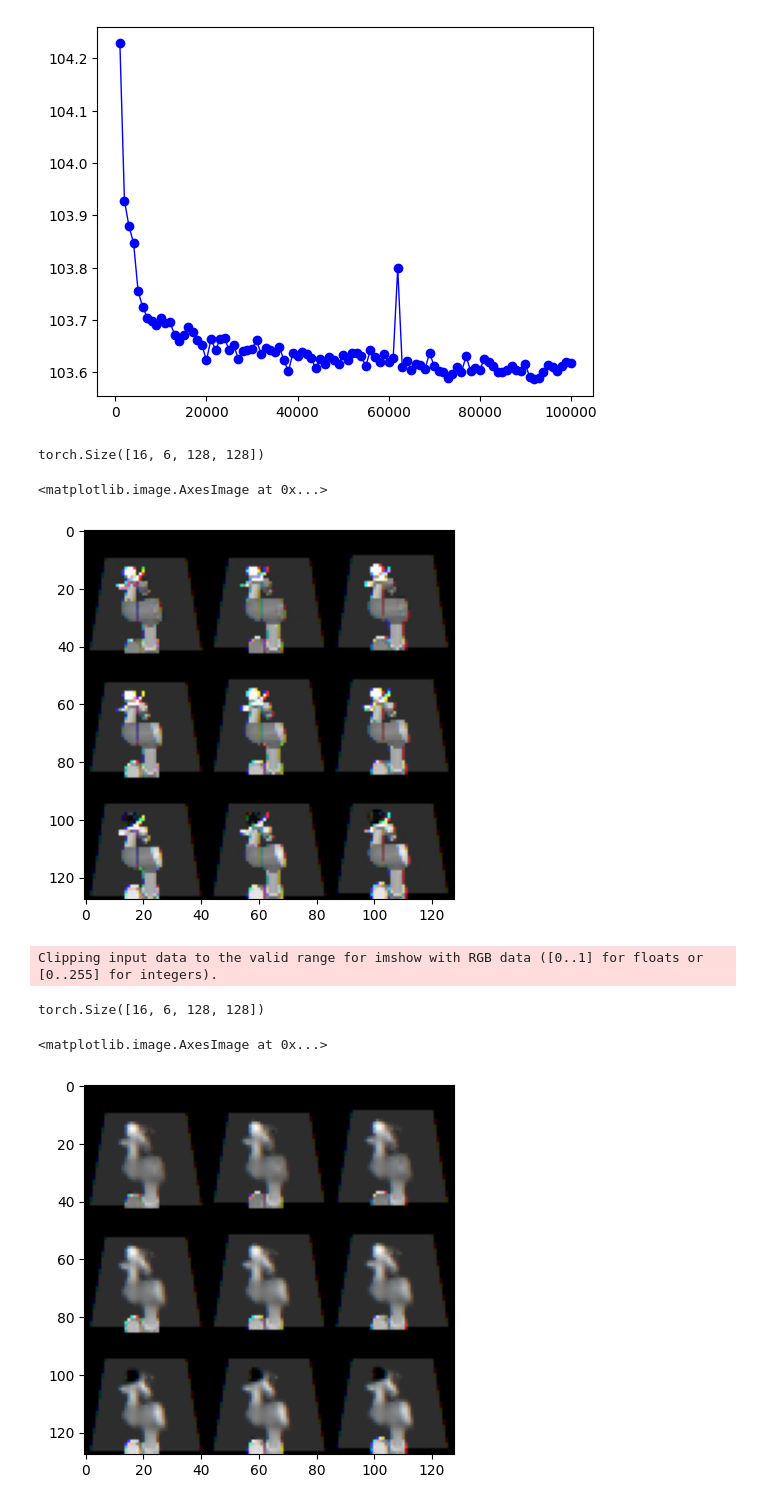
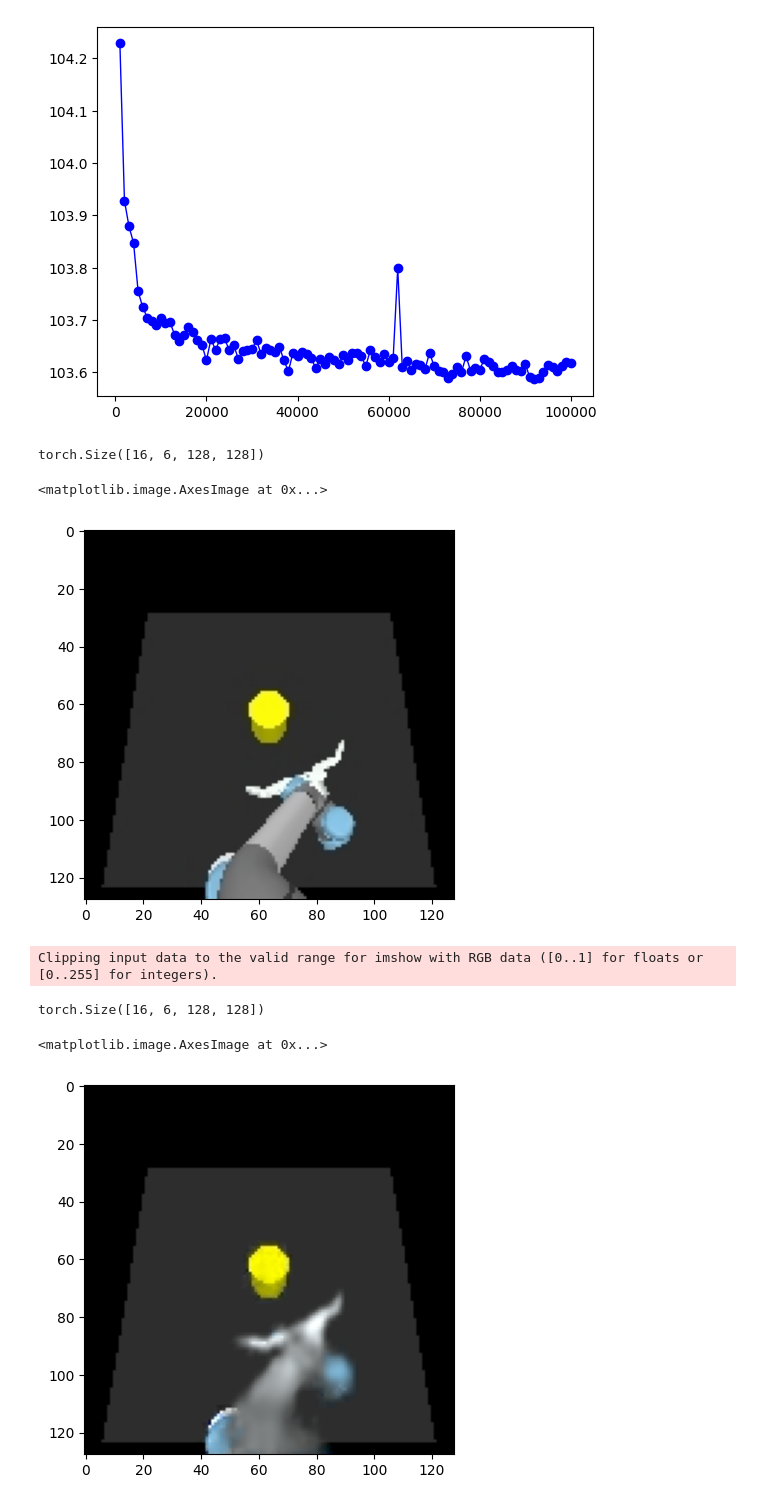
Before and after one commit to magic-sword/PyTorch-Deep-Modality-Blending-Networks, a Jupyter notebook: main.ipynb, the cells around one changed output. Saved outputs shown, nothing was run; the diff lists cells and outputs as text; code cells hidden in the pictures.

Commit message:
plt.imshowへ渡すテンソルの形式を修正

```diff
--- a/main.ipynb
+++ b/main.ipynb
@@ -318,31 +318,31 @@ plt.show()
     )  = next(iter(train_dataloader))
 
 print(target_Y.shape)
-plt.imshow(target_Y[0][:3,:,:].view(128, 128, 3))
+plt.imshow(target_Y[0][:3,:,:].permute(1, 2, 0))
 # %% [output]
 torch.Size([16, 6, 128, 128])
 <matplotlib.image.AxesImage at 0x...>
-[figure, old version]
+[figure, new version]
 # %%
         observation = observation.to(device)
         observation_pose = observation_pose.to(device)
         target_X = target_X.to(device)
         img_coef = img_coef.to(device)
         pose_coef = pose_coef.to(device)
         target_Y = target_Y.to(device)
         target_Y_pose = target_Y_pose.to(device)
         target_time = target_time.to(device)
 
 imputs = [observation, observation_pose]
 coefficients = [img_coef, pose_coef]
 out = blending_encoder(imputs, coefficients, target_time)
 
 img = decoders[0](out)
 pose = decoders[1](out)
 print(img.shape)
-plt.imshow(img[0][:3,:,:].view(128, 128, 3).cpu().detach())
+plt.imshow(img[0][:3,:,:].permute(1, 2, 0).cpu().detach())
 # %% [output]
 Clipping input data to the valid range for imshow with RGB data ([0..1] for floats or [0..255] for integers).
 torch.Size([16, 6, 128, 128])
 <matplotlib.image.AxesImage at 0x...>
-[figure, old version]
+[figure, new version]
```
